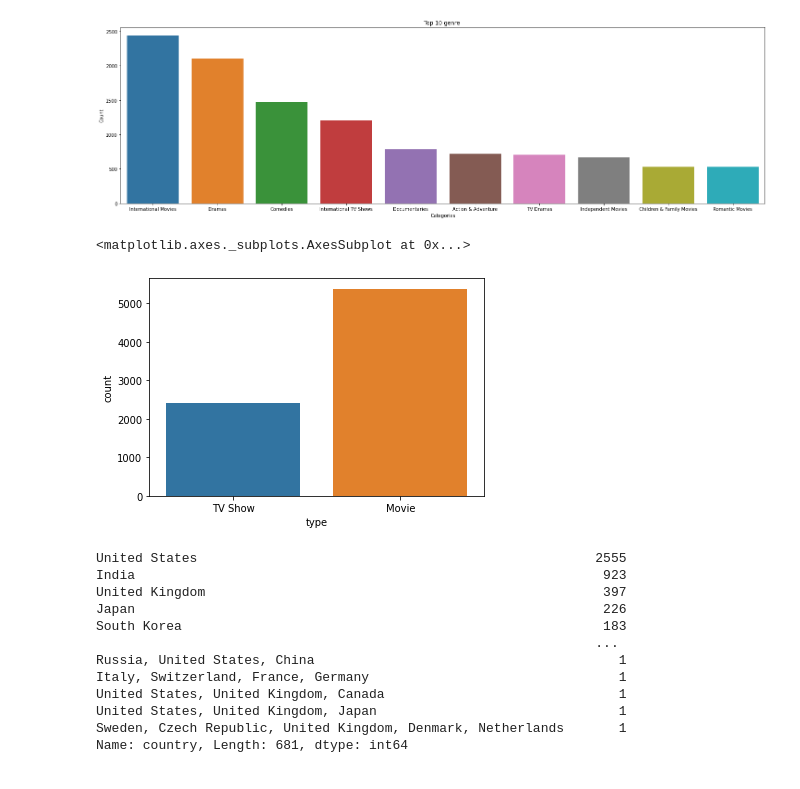
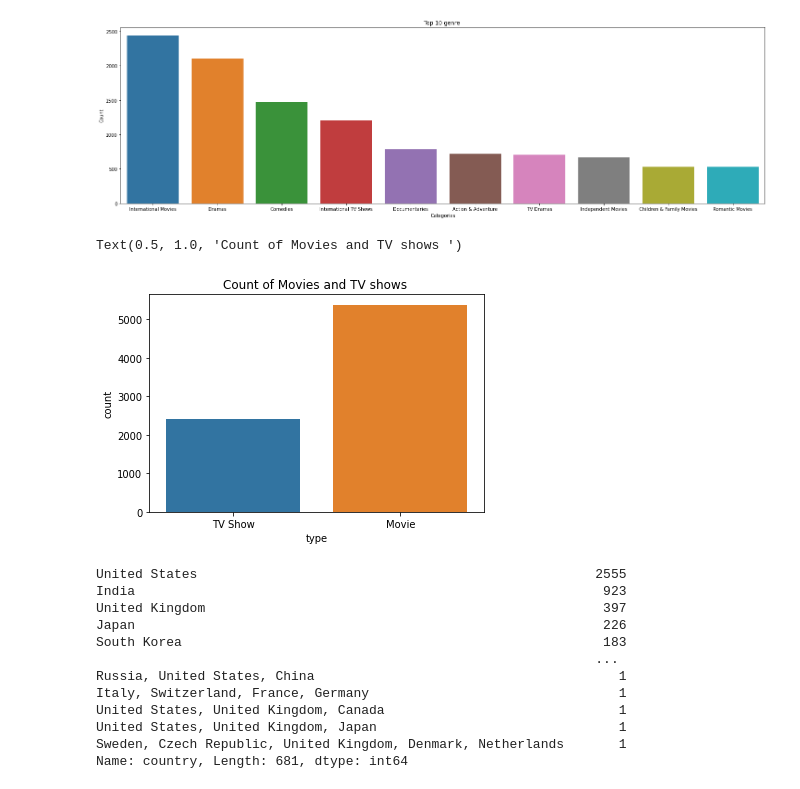
Before and after one commit to SuhasTantri/Netflix-movies-and-tv-shows-clustering, a Jupyter notebook: Raghavendra_and_Suhas_Team_NETFLIX_MOVIES_AND_TV_SHOWS_CLUSTERING.ipynb, the cells around one changed output. Saved outputs shown, nothing was run; the diff lists cells and outputs as text; code cells hidden in the pictures.

```diff
--- a/Raghavendra_and_Suhas_Team_NETFLIX_MOVIES_AND_TV_SHOWS_CLUSTERING.ipynb
+++ b/Raghavendra_and_Suhas_Team_NETFLIX_MOVIES_AND_TV_SHOWS_CLUSTERING.ipynb
@@ -150,11 +161,13 @@ plt.title('Top 10 genre ')
 # %% [output]
 Text(0.5, 1.0, 'Top 10 genre ')
 [figure]
-# %%
-sns.countplot(x='type',data=df)
-# %% [output]
-<matplotlib.axes._subplots.AxesSubplot at 0x...>
-[figure, removed]
+# %%
+# Count plot
+sns.countplot(x='type',data=df)
+plt.title('Count of Movies and TV shows ')
+# %% [output]
+Text(0.5, 1.0, 'Count of Movies and TV shows ')
+[figure, added]
 # %%
 df['country'].value_counts()
 # %% [output]
```
Also changed, not shown: parts of 68 cells of this notebook.
